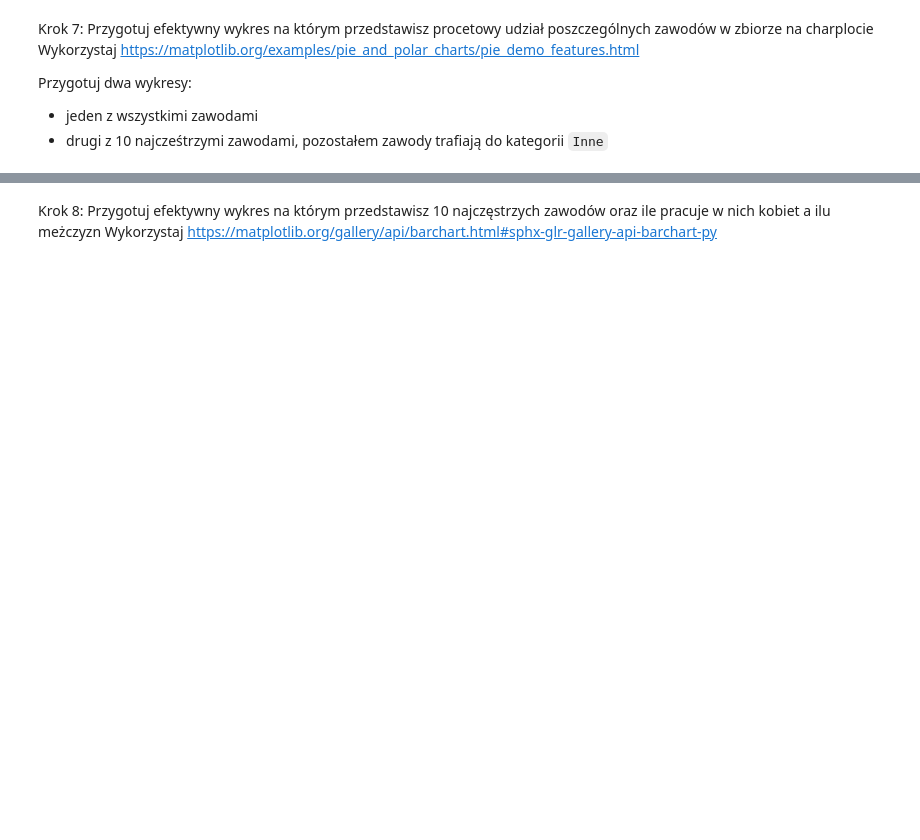
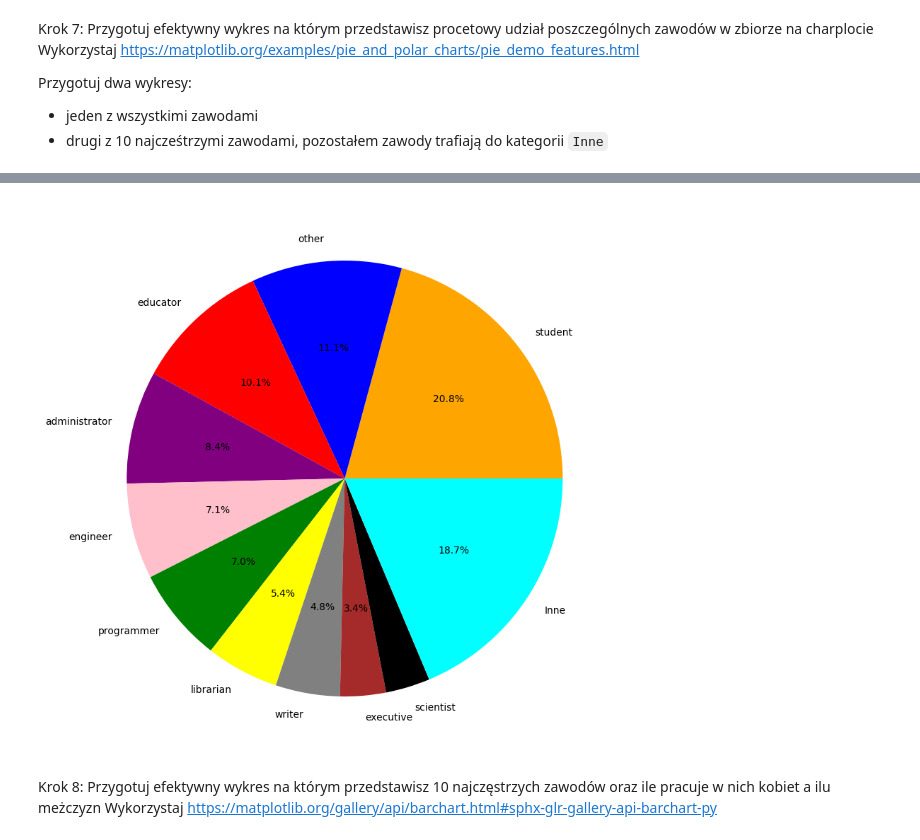
Before and after one commit to karolinawegrzyn/effective_python, a Jupyter notebook: lab12.ipynb, the cells around one changed output, grey strips where cells are left out. Saved outputs shown, nothing was run; the diff lists cells and outputs as text; code cells hidden in the pictures; blank space fills up the shorter version.

```diff
--- a/lab12.ipynb
+++ b/lab12.ipynb
@@ -209,3 +271,17 @@ Przygotuj dwa wykresy:
+# %%
+labels = ocupation.groupby('occupation')['occupation'].count().sort_values(ascending=False)
+top10 = labels.head(10)
+top10['Inne'] = labels[10:].sum()
+
+fig, ax = plt.subplots(figsize=(10,10))
+ax.pie(top10.values,
+       labels=top10.index,
+       colors = ['orange','blue','red','purple','pink','green','yellow','gray','brown','black','cyan'],
+       autopct='%1.1f%%')
+
+plt.show()
+# %% [output]
+[figure, added]
 # %% [markdown]
 Krok 8: Przygotuj efektywny wykres na którym przedstawisz 10 najczęstrzych zawodów oraz ile pracuje w nich kobiet a ilu meżczyzn
 Wykorzystaj https://matplotlib.org/gallery/api/barchart.html#sphx-glr-gallery-api-barchart-py
```
Also changed, not shown: parts of 10 cells of this notebook.
